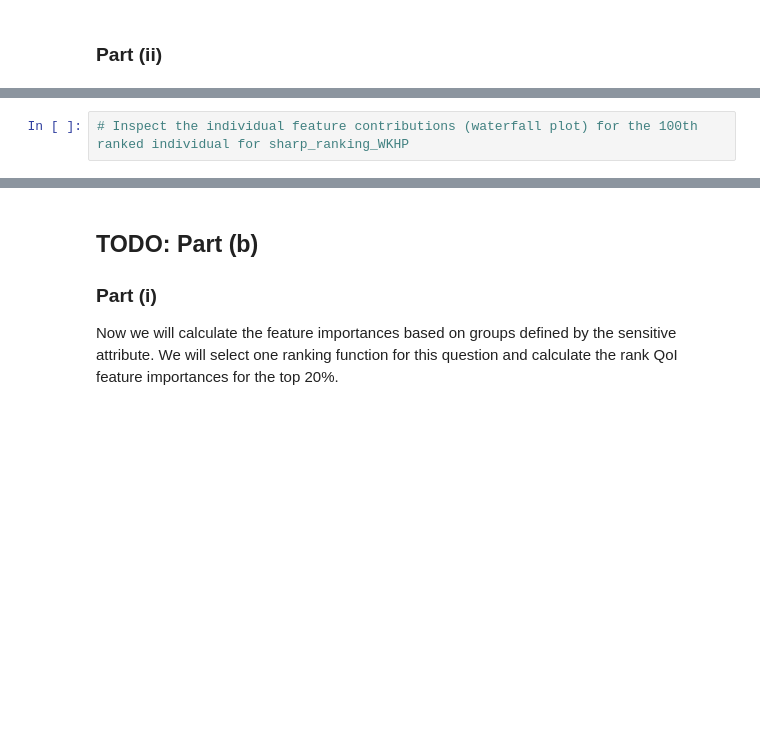
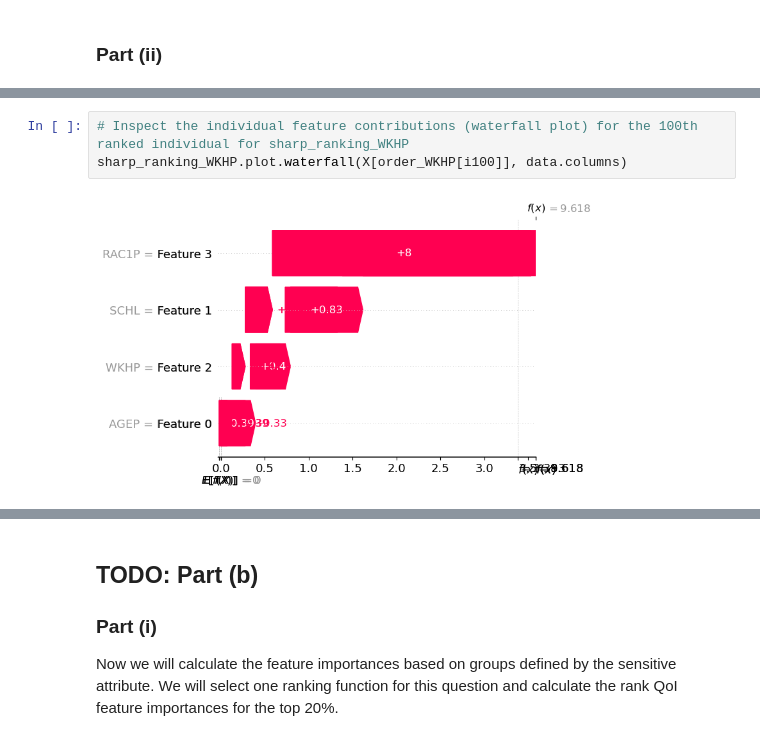
Before and after one commit to KOJILIU/DS-UA-202, a Jupyter notebook: HW2_Problem_4.ipynb, the cells around one changed output, grey strips where cells are left out. Saved outputs shown, nothing was run; the diff lists cells and outputs as text; blank space fills up the shorter version.

```diff
--- a/HW2_Problem_4.ipynb
+++ b/HW2_Problem_4.ipynb
@@ -350,4 +394,7 @@ Now we will select the person ranked 100th using the first function, and explain
 # %%
 # Inspect the individual feature contributions (waterfall plot) for the 100th ranked individual for sharp_ranking_WKHP
+sharp_ranking_WKHP.plot.waterfall(X[order_WKHP[i100]], data.columns)
+# %% [output]
+[figure, added]
 # %%
 # Inspect the individual feature contributions (waterfall plot) for the 100th ranked individual for sharp_ranking_AGEP
```
Also changed, not shown: parts of 25 cells of this notebook.
